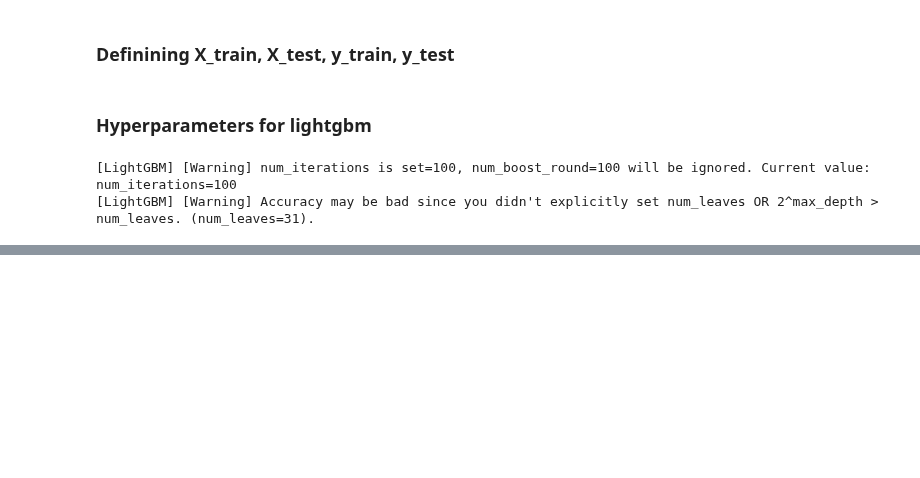
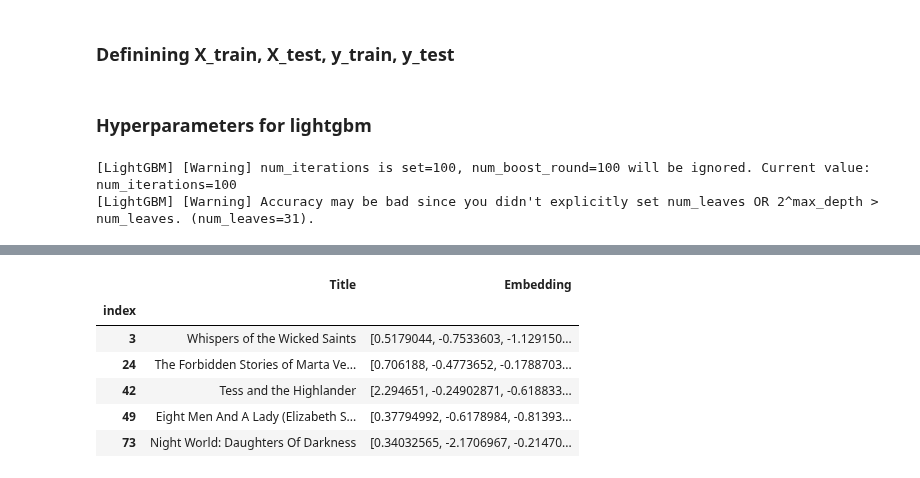
Before and after one commit to MargheSerena/Group-project, a Jupyter notebook: MG_lightgbm_test.ipynb, the cells around one changed output, grey strips where cells are left out. Drawn from its saved outputs; the diff is of its cells as text; code cells hidden in the pictures; blank space fills up the shorter version.

```diff
--- a/MG_lightgbm_test.ipynb
+++ b/MG_lightgbm_test.ipynb
@@ -139,0 +324,10 @@ print('The rmse of prediction is:', round(mean_squared_log_error(y_pred, y_train
+# %%
+title_embeddings_df.head()
+# %% [output]
+|  | Title | Embedding |
+| index |  |  |
+| 3 | Whispers of the Wicked Saints | [0.5179044, -0.7533603, -1.129150... |
+| 24 | The Forbidden Stories of Marta Ve... | [0.706188, -0.4773652, -0.1788703... |
+| 42 | Tess and the Highlander | [2.294651, -0.24902871, -0.618833... |
+| 49 | Eight Men And A Lady (Elizabeth S... | [0.37794992, -0.6178984, -0.81393... |
+| 73 | Night World: Daughters Of Darkness | [0.34032565, -2.1706967, -0.21470... |
```
Also changed, not shown: parts of 18 cells of this notebook.
